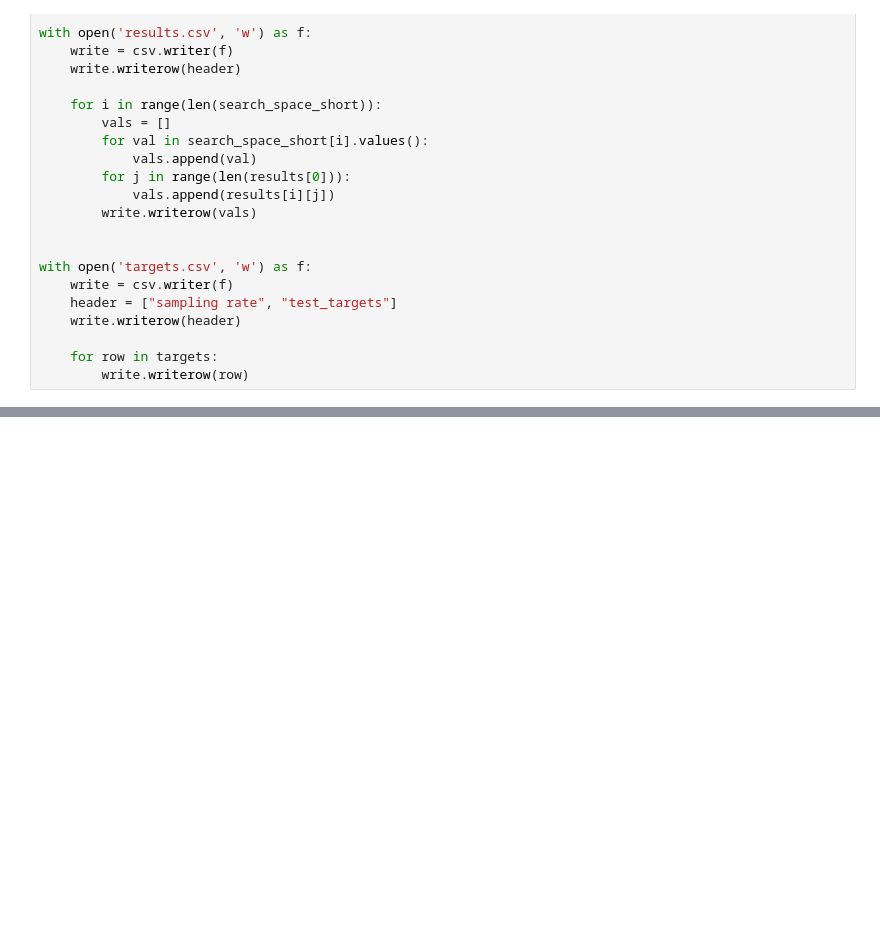
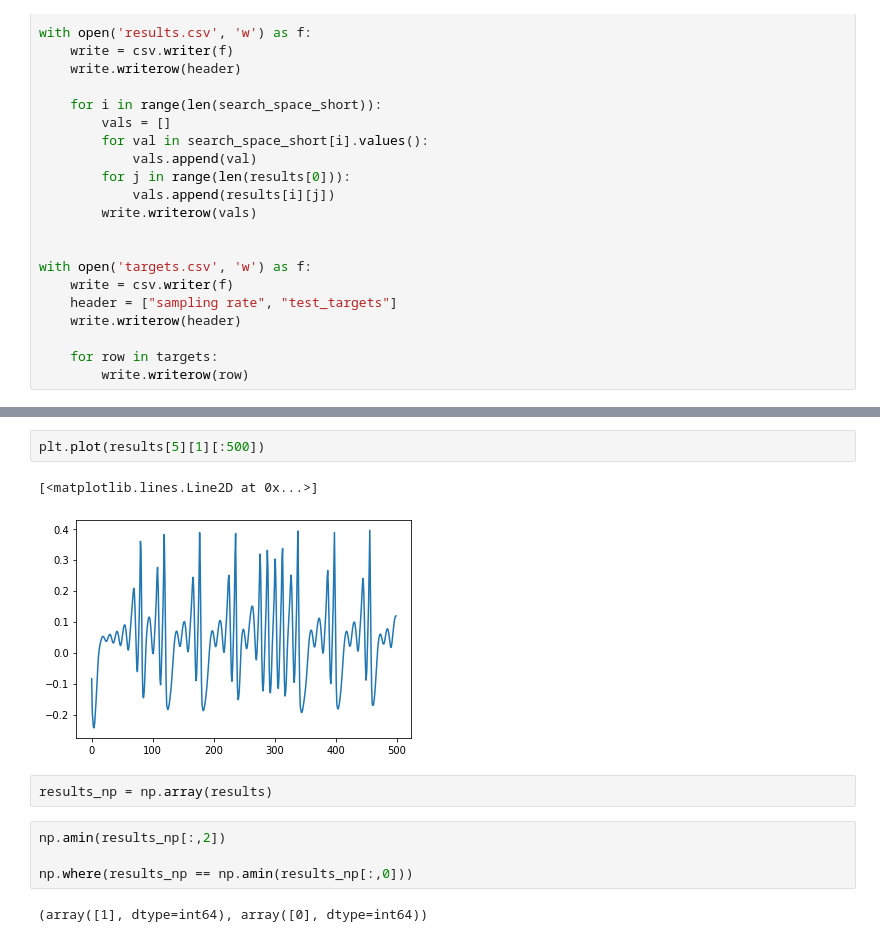
Before and after one commit to BorisWinter/Deep_ESN_Pedrelli, a Jupyter notebook: sweep.ipynb, the cells around one changed output, grey strips where cells are left out. Drawn from its saved outputs; the diff is of its cells as text; blank space fills up the shorter version.

```diff
--- a/sweep.ipynb
+++ b/sweep.ipynb
@@ -241,0 +225,13 @@ np.where(results_np == np.amin(results_np[:,0]))
+# %%
+plt.plot(results[5][1][:500])
+# %% [output]
+[<matplotlib.lines.Line2D at 0x...>]
+[figure, added]
+# %%
+results_np = np.array(results)
+# %%
+np.amin(results_np[:,2])
+
+np.where(results_np == np.amin(results_np[:,0]))
+# %% [output]
+(array([1], dtype=int64), array([0], dtype=int64))
```
Also changed, not shown: parts of 10 cells of this notebook, 1 other file.
